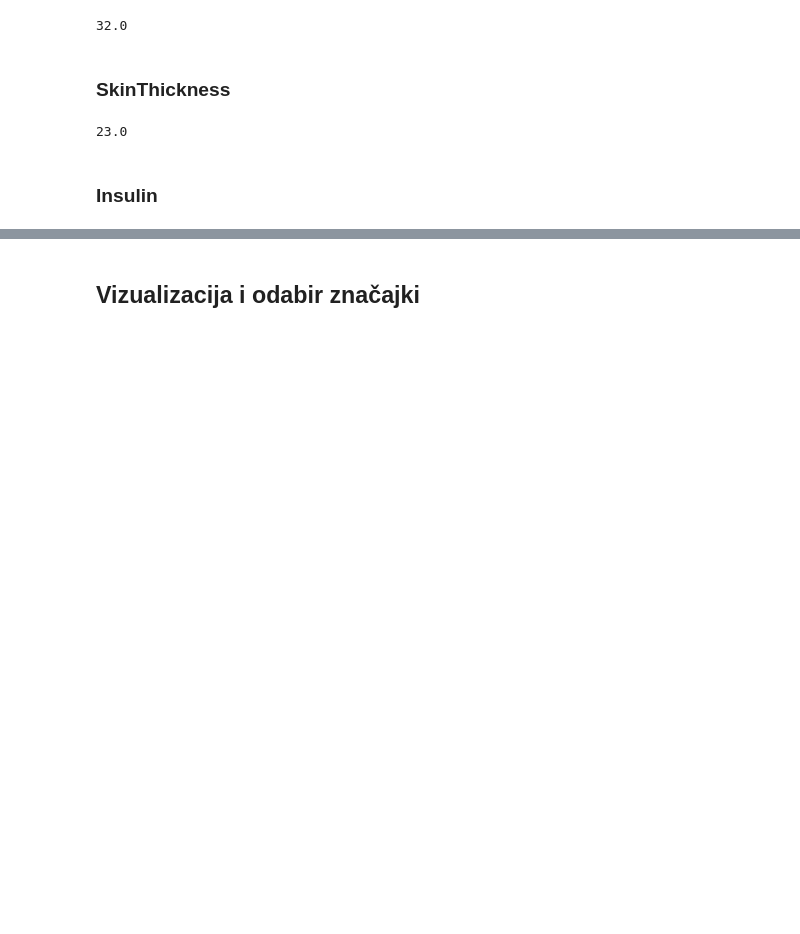
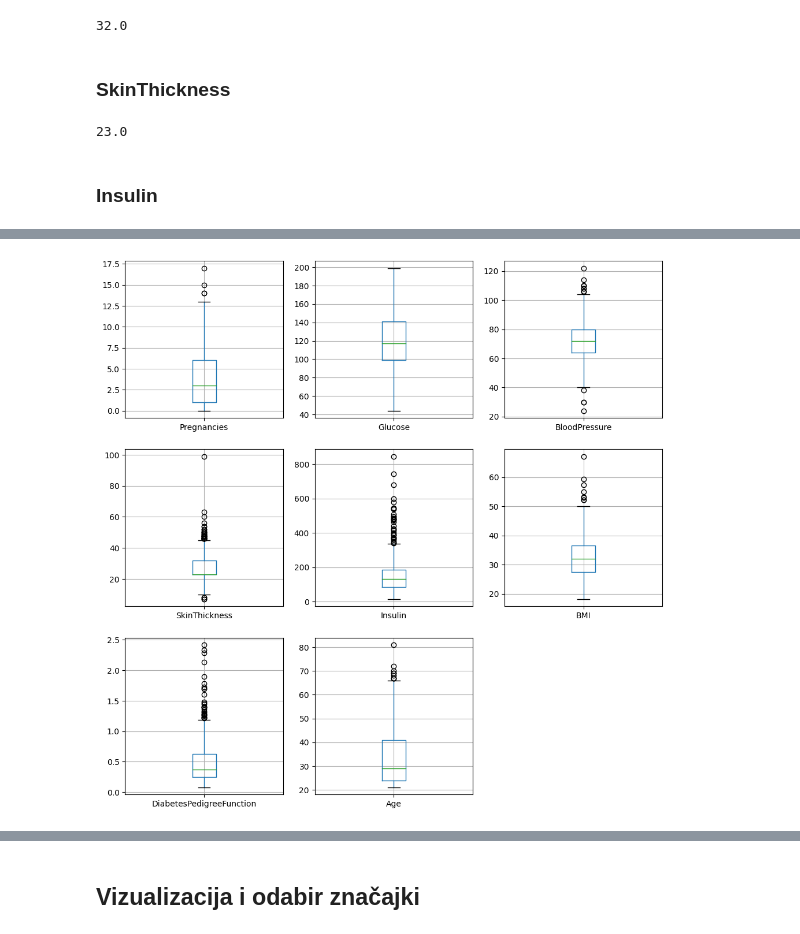
Before and after one commit to pb7932/UZOP, a Jupyter notebook: UZOP_PetarBenjak_diabetes.ipynb, the cells around one changed output, grey strips where cells are left out. Saved outputs shown, nothing was run; the diff lists cells and outputs as text; code cells hidden in the pictures; blank space fills up the shorter version.

```diff
--- a/UZOP_PetarBenjak_diabetes.ipynb
+++ b/UZOP_PetarBenjak_diabetes.ipynb
@@ -82,10 +87,3 @@ Data columns (total 9 columns):
  8   Outcome                   768 non-null    int64
 dtypes: float64(2), int64(7)
 memory usage: 54.1 KB
-# %%
-plt.figure(figsize=(12,12))
-i=1
-for col in df.columns:
-    plt.subplot(3,3,i)
-    df[[col]].boxplot()
-    i+=1
@@ -158,2 +147,2 @@ glucose_median
 # %%
-df.loc[df['Glucose'] == 0, 'Glucose'] = glucose_median
+df = df[df['Glucose'] != 0]
@@ -210,0 +218,8 @@ dtype: float64
+# %%
+plt.figure(figsize=(12,12))
+
+for col,i in zip(df.columns, range(1, len(df.columns))):
+    plt.subplot(3,3,i)
+    df[[col]].boxplot()
+# %% [output]
+[figure, added]
```
Also changed, not shown: parts of 15 cells of this notebook.
